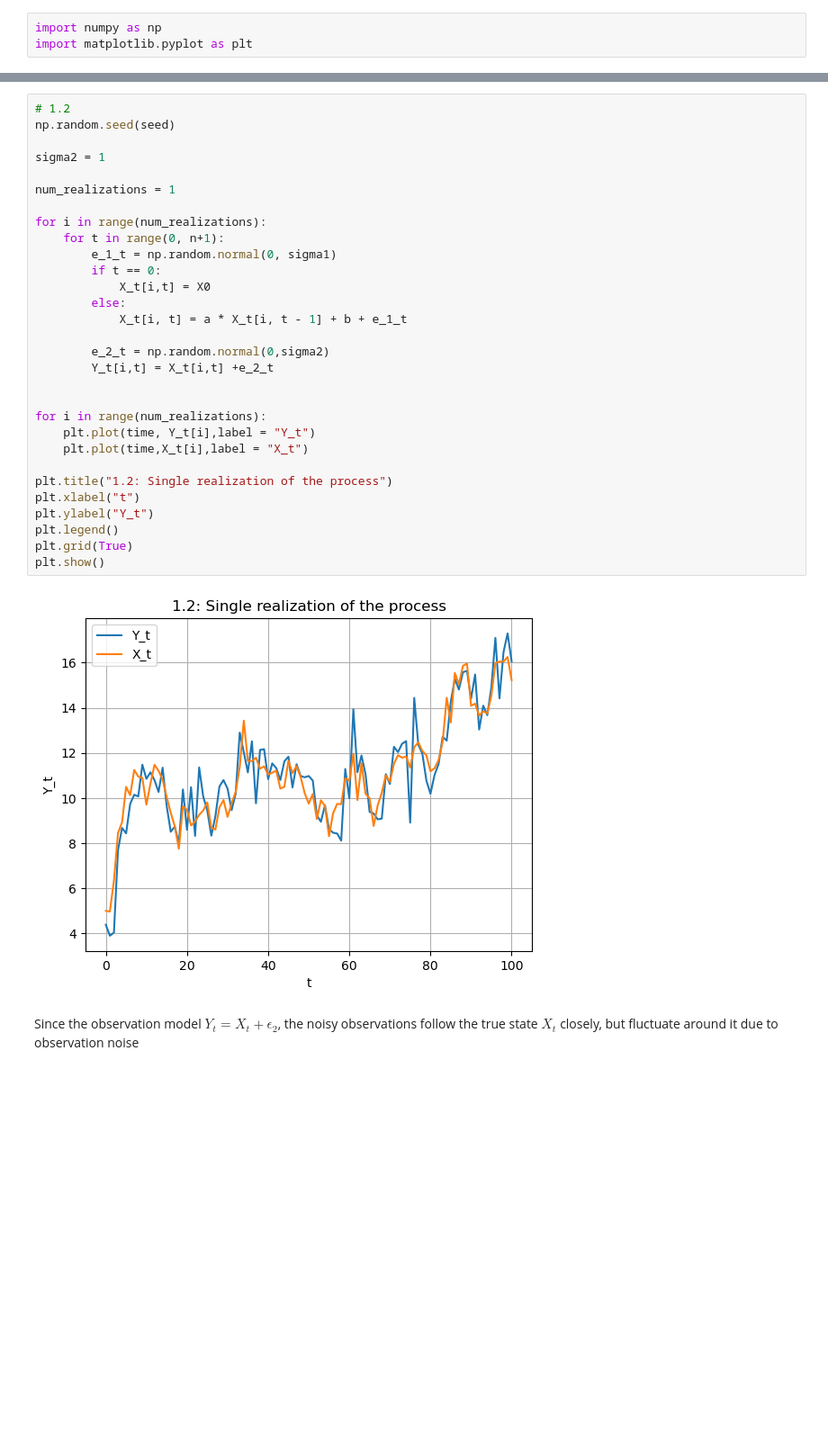
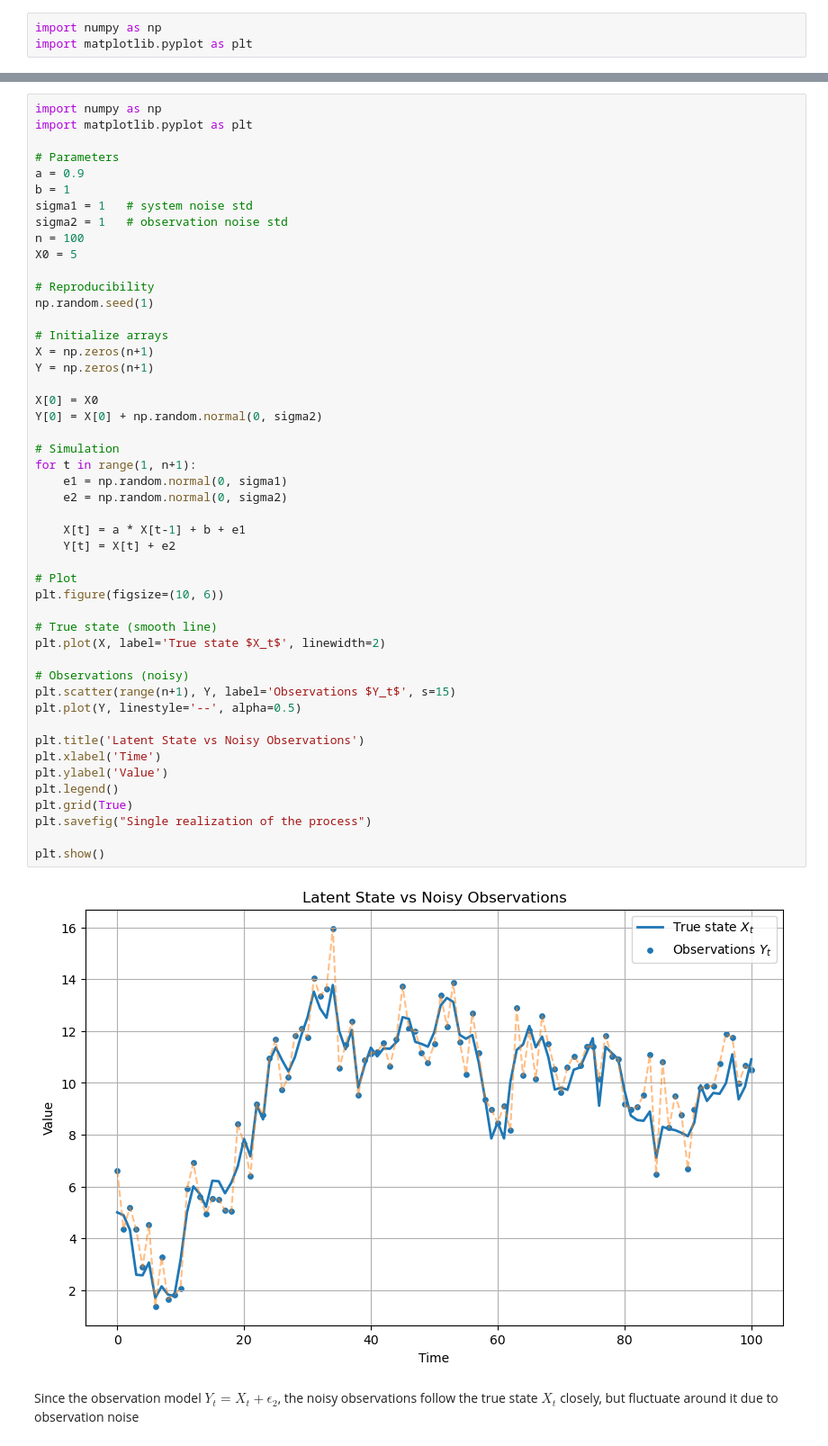
Before and after one commit to Harborg1/Time-Series-Analysis, a Jupyter notebook: Assignment 4/Assignment_4_Christian.ipynb, the cells around one changed output, grey strips where cells are left out. Shown at 90% size. Saved outputs shown, nothing was run; the diff lists cells and outputs as text; blank space fills up the shorter version.

```diff
--- a/Assignment 4/Assignment_4_Christian.ipynb
+++ b/Assignment 4/Assignment_4_Christian.ipynb
@@ -50,35 +45,53 @@ plt.close()
 # %%
-# 1.2
-np.random.seed(seed)
+import numpy as np
+import matplotlib.pyplot as plt
 
-sigma2 = 1
+# Parameters
+a = 0.9
+b = 1
+sigma1 = 1   # system noise std
+sigma2 = 1   # observation noise std
+n = 100
+X0 = 5
 
-num_realizations = 1
+# Reproducibility
+np.random.seed(1)
 
-for i in range(num_realizations):
-    for t in range(0, n+1):
-        e_1_t = np.random.normal(0, sigma1)
-        if t == 0:
-            X_t[i,t] = X0
-        else:
-            X_t[i, t] = a * X_t[i, t - 1] + b + e_1_t
+# Initialize arrays
+X = np.zeros(n+1)
+Y = np.zeros(n+1)
 
-        e_2_t = np.random.normal(0,sigma2)
-        Y_t[i,t] = X_t[i,t] +e_2_t
+X[0] = X0
+Y[0] = X[0] + np.random.normal(0, sigma2)
 
+# Simulation
+for t in range(1, n+1):
+    e1 = np.random.normal(0, sigma1)
+    e2 = np.random.normal(0, sigma2)
 
-for i in range(num_realizations):
-    plt.plot(time, Y_t[i],label = "Y_t")
-    plt.plot(time,X_t[i],label = "X_t")
+    X[t] = a * X[t-1] + b + e1
+    Y[t] = X[t] + e2
 
-plt.title("1.2: Single realization of the process")
-plt.xlabel("t")
-plt.ylabel("Y_t")
+# Plot
+plt.figure(figsize=(10, 6))
+
+# True state (smooth line)
+plt.plot(X, label='True state $X_t$', linewidth=2)
+
+# Observations (noisy)
+plt.scatter(range(n+1), Y, label='Observations $Y_t$', s=15)
+plt.plot(Y, linestyle='--', alpha=0.5)
+
+plt.title('Latent State vs Noisy Observations')
+plt.xlabel('Time')
+plt.ylabel('Value')
 plt.legend()
 plt.grid(True)
+plt.savefig("Single realization of the process")
+
 plt.show()
 # %% [output]
-[figure, old version]
+[figure, new version]
 # %% [markdown]
 Since the observation model $Y_t = X_t + \epsilon_2$, the noisy observations follow the true state $X_t$ closely, but fluctuate around it due to observation noise
 # %% [markdown]
```
Also changed, not shown: parts of 3 cells of this notebook, 3 other files.
